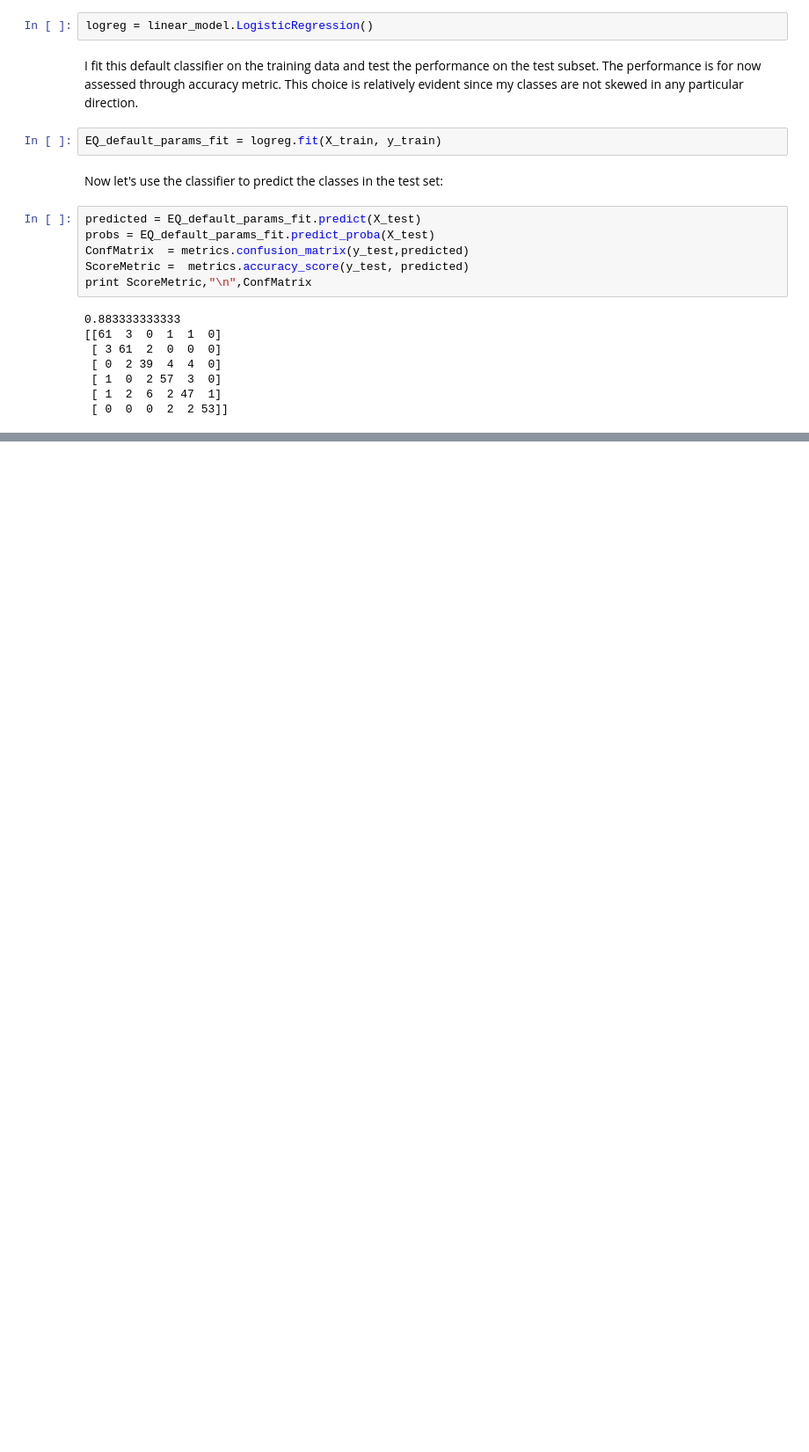
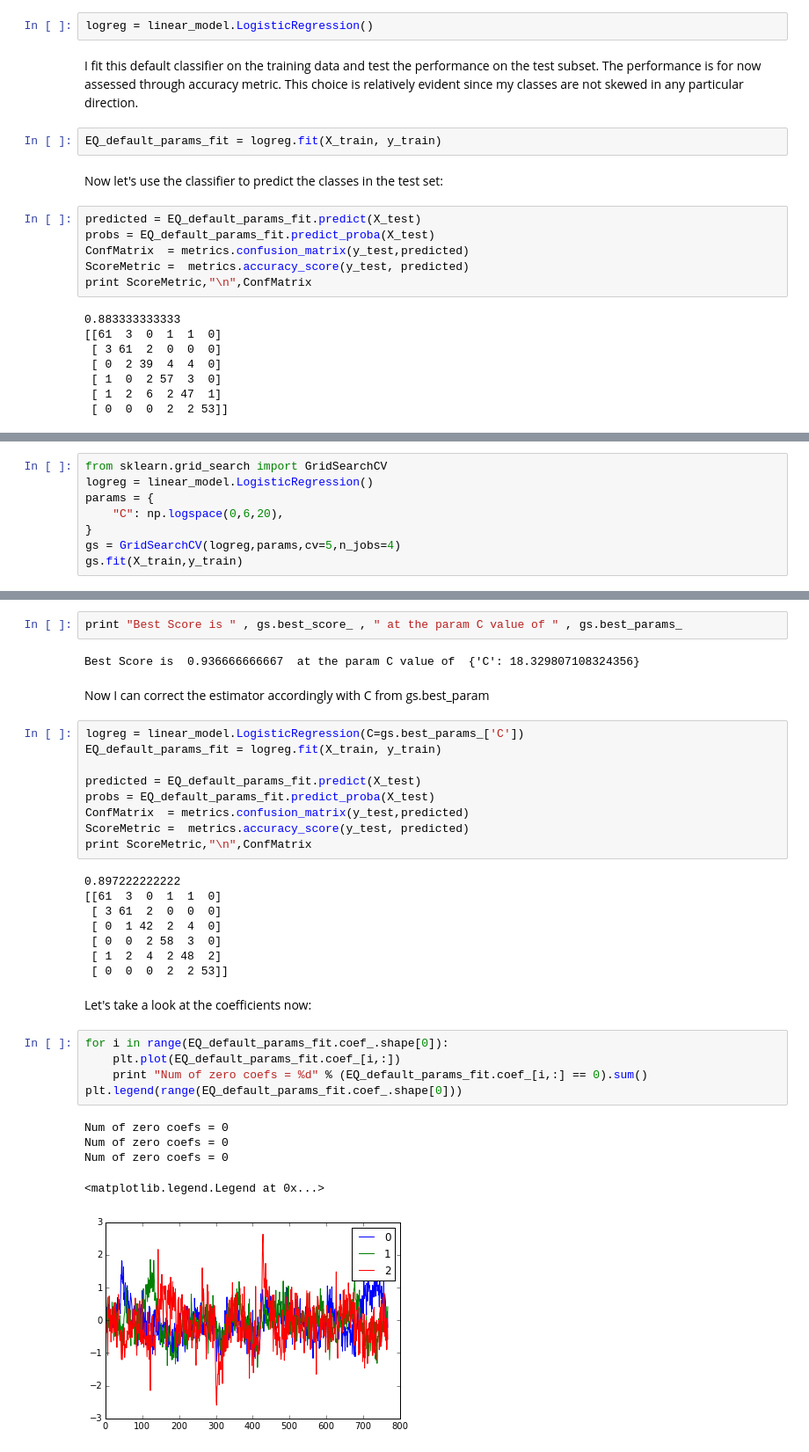
Before and after one commit to AntonBiryukovUofC/WI_modeling, a Jupyter notebook: Untitled.ipynb, the cells around one changed output, grey strips where cells are left out. Shown at 88% size. Drawn from its saved outputs; the diff is of its cells as text; blank space fills up the shorter version.

```diff
--- a/Untitled.ipynb
+++ b/Untitled.ipynb
@@ -102,0 +119,8 @@ print ScoreMetric,"\n",ConfMatrix
+# %%
+from sklearn.grid_search import GridSearchCV
+logreg = linear_model.LogisticRegression()
+params = {
+    "C": np.logspace(0,6,20),
+}
+gs = GridSearchCV(logreg,params,cv=5,n_jobs=4)
+gs.fit(X_train,y_train)
@@ -102,0 +141,36 @@ print ScoreMetric,"\n",ConfMatrix
+# %%
+print "Best Score is " , gs.best_score_ , " at the param C value of " , gs.best_params_
+# %% [output]
+Best Score is  0.936666666667  at the param C value of  {'C': 18.329807108324356}
+# %% [markdown]
+Now I can correct the estimator accordingly with C from gs.best_param
+# %%
+logreg = linear_model.LogisticRegression(C=gs.best_params_['C'])
+EQ_default_params_fit = logreg.fit(X_train, y_train)
+
+predicted = EQ_default_params_fit.predict(X_test)
+probs = EQ_default_params_fit.predict_proba(X_test)
+ConfMatrix  = metrics.confusion_matrix(y_test,predicted)
+ScoreMetric =  metrics.accuracy_score(y_test, predicted)
+print ScoreMetric,"\n",ConfMatrix
+# %% [output]
+0.897222222222
+[[61  3  0  1  1  0]
+ [ 3 61  2  0  0  0]
+ [ 0  1 42  2  4  0]
+ [ 0  0  2 58  3  0]
+ [ 1  2  4  2 48  2]
+ [ 0  0  0  2  2 53]]
+# %% [markdown]
+Let's take a look at the coefficients now:
+# %%
+for i in range(EQ_default_params_fit.coef_.shape[0]):
+    plt.plot(EQ_default_params_fit.coef_[i,:])
+    print "Num of zero coefs = %d" % (EQ_default_params_fit.coef_[i,:] == 0).sum()
+plt.legend(range(EQ_default_params_fit.coef_.shape[0]))
+# %% [output]
+Num of zero coefs = 0
+Num of zero coefs = 0
+Num of zero coefs = 0
+<matplotlib.legend.Legend at 0x...>
+[figure, added]
```
Also changed, not shown: parts of 4 cells of this notebook, 2 other files.
